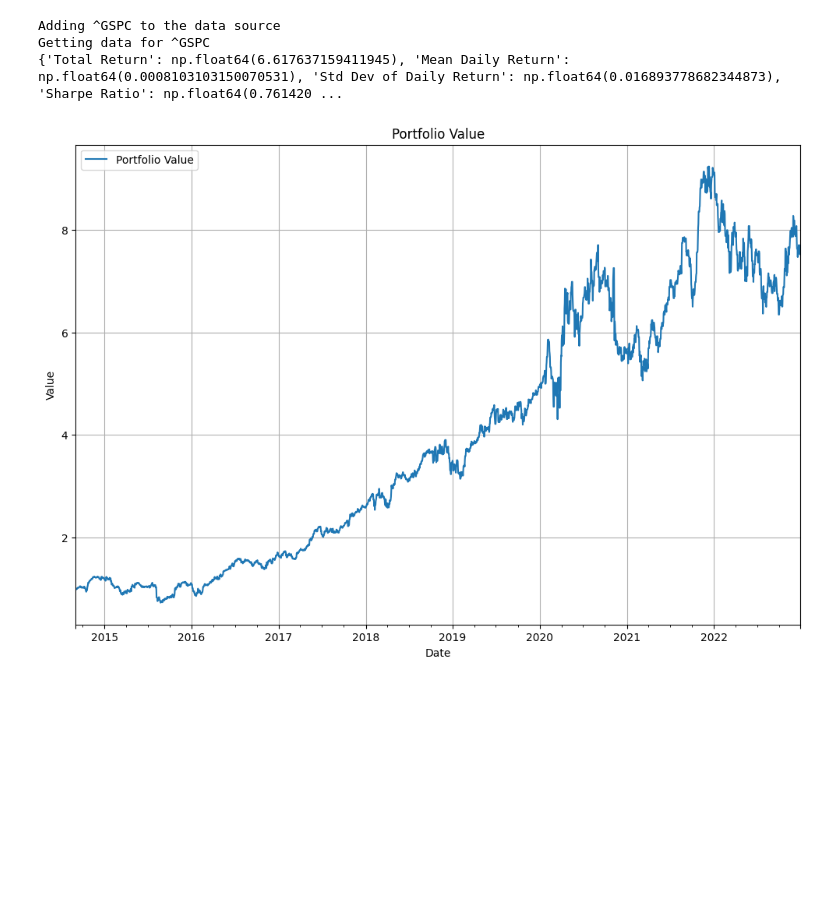
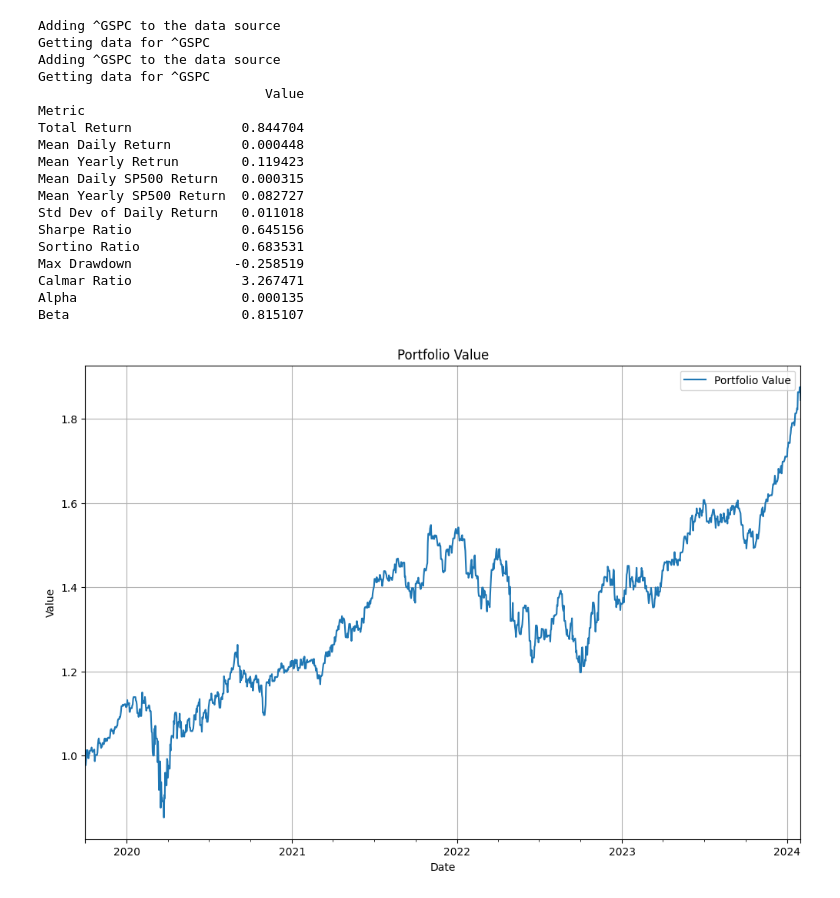
Before and after one commit to Aayush-patel-1696/PortfolioOptimizationToolBox, a Jupyter notebook: simulation.ipynb, the cells around one changed output. Cells and saved outputs as stored; diff of their text form; code cells hidden in the pictures; blank space fills up the shorter version.

Commit message:
added more metrics for portfolio performance

```diff
--- a/simulation.ipynb
+++ b/simulation.ipynb
@@ -22,8 +12,8 @@ tickers = ['MSFT','MMM', 'AXP', 'AMGN', 'AAPL', 'CSCO','IBM','NVDA','TSLA','AMZN
 column_name = 'Close'
 interval = '1d'
 
-start_date = datetime.datetime(2013,1,1)
-end_date = datetime.datetime(2023,1,1)
+start_date = datetime.datetime(2018,2,1)
+end_date = datetime.datetime(2024,2,1)
 main_data = YahooDataSource(tickers,start_date,end_date,columns=[column_name],interval=interval)
 data = main_data.get_data()
 main_data.get_data_by_frequency(start_date,end_date,'1d').ffill()
@@ -91,3 +52,7 @@ Getting data for ^GSPC
+# %%
+meanSemidevOpt = MeanSemidevOpt(0.7)
+minimumVariance = MeanVariance()
+minCvar = CvarMretOpt(1,0.15)
 # %%
 
 meanSemidevOpt_bt = BackTest(main_data, meanSemidevOpt)
@@ -103,12 +83,27 @@ Getting data for ^GSPC
 # %%
-mean_var_bt = BackTest(main_data, meanVariance)
-mean_var_bt.backtest(start_date, end_date, 20, 1, '1MS')
-mean_var_bt.plot_portfolio_returns()
-mean_var_summary = mean_var_bt.get_summary()
-print(mean_var_summary)
+min_var_bt = BackTest(main_data, minimumVariance)
+min_var_bt.backtest(start_date, end_date, 20, 1, '1MS')
+min_var_bt.plot_portfolio_returns()
+min_var_summary = min_var_bt.get_summary()
+print(min_var_summary)
 # %% [output]
 Adding ^GSPC to the data source
 Getting data for ^GSPC
-{'Total Return': np.float64(6.617637159411945), 'Mean Daily Return': np.float64(0.0008103103150070531), 'Std Dev of Daily Return': np.float64(0.016893778682344873), 'Sharpe Ratio': np.float64(0.761420 ...
+Adding ^GSPC to the data source
+Getting data for ^GSPC
+                             Value
+Metric
+Total Return              0.844704
+Mean Daily Return         0.000448
+Mean Yearly Retrun        0.119423
+Mean Daily SP500 Return   0.000315
+Mean Yearly SP500 Return  0.082727
+Std Dev of Daily Return   0.011018
+Sharpe Ratio              0.645156
+Sortino Ratio             0.683531
+Max Drawdown             -0.258519
+Calmar Ratio              3.267471
+Alpha                     0.000135
+Beta                      0.815107
-[figure, old version]
+[figure, new version]
 # %%
```
Also changed, not shown: parts of 11 cells of this notebook, 1 other file.
